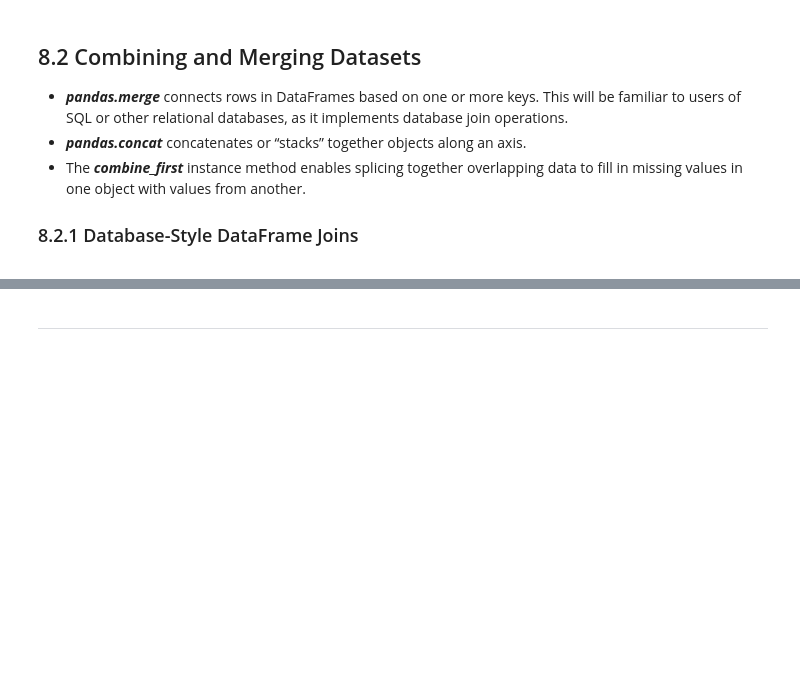
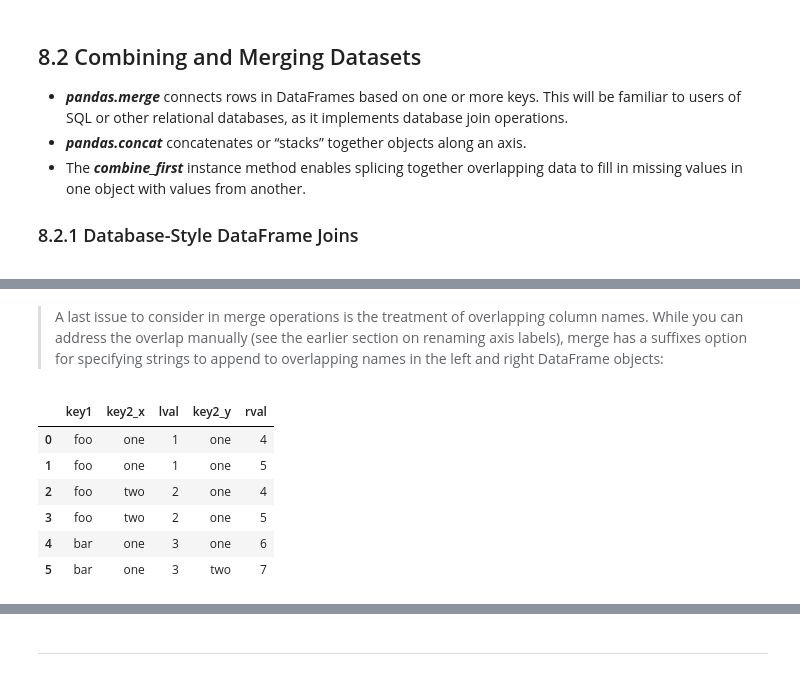
Before and after one commit to mikelhsia/Python, a Jupyter notebook: numpyPractice/pythonDataAnalysisChap8.ipynb, the cells around one changed output, grey strips where cells are left out. Cells and saved outputs as stored; diff of their text form; code cells hidden in the pictures; blank space fills up the shorter version.

```diff
--- a/numpyPractice/pythonDataAnalysisChap8.ipynb
+++ b/numpyPractice/pythonDataAnalysisChap8.ipynb
@@ -276,0 +395,10 @@ frame2.reset_index()
+# %%
+# To merge with multiple keys, pass a list of column names:
+left = pd.DataFrame({'key1': ['foo', 'foo', 'bar'],
+                     'key2': ['one', 'two', 'one'],
+                     'lval': [1, 2, 3]})
+right = pd.DataFrame({'key1': ['foo', 'foo', 'bar', 'bar'],
+                      'key2': ['one', 'one', 'one', 'two'],
+                      'rval': [4, 5, 6, 7]})
+
+pd.merge(left, right, on=['key1', 'key2'], how='outer')
@@ -276,0 +412,12 @@ frame2.reset_index()
+# %% [markdown]
+> A last issue to consider in merge operations is the treatment of overlapping column names. While you can address the overlap manually (see the earlier section on renaming axis labels), merge has a suffixes option for specifying strings to append to overlapping names in the left and right DataFrame objects:
+# %%
+pd.merge(left, right, on='key1')
+# %% [output]
+|  | key1 | key2_x | lval | key2_y | rval |
+| 0 | foo | one | 1 | one | 4 |
+| 1 | foo | one | 1 | one | 5 |
+| 2 | foo | two | 2 | one | 4 |
+| 3 | foo | two | 2 | one | 5 |
+| 4 | bar | one | 3 | one | 6 |
+| 5 | bar | one | 3 | two | 7 |
```
Also changed, not shown: parts of 29 cells of this notebook.
